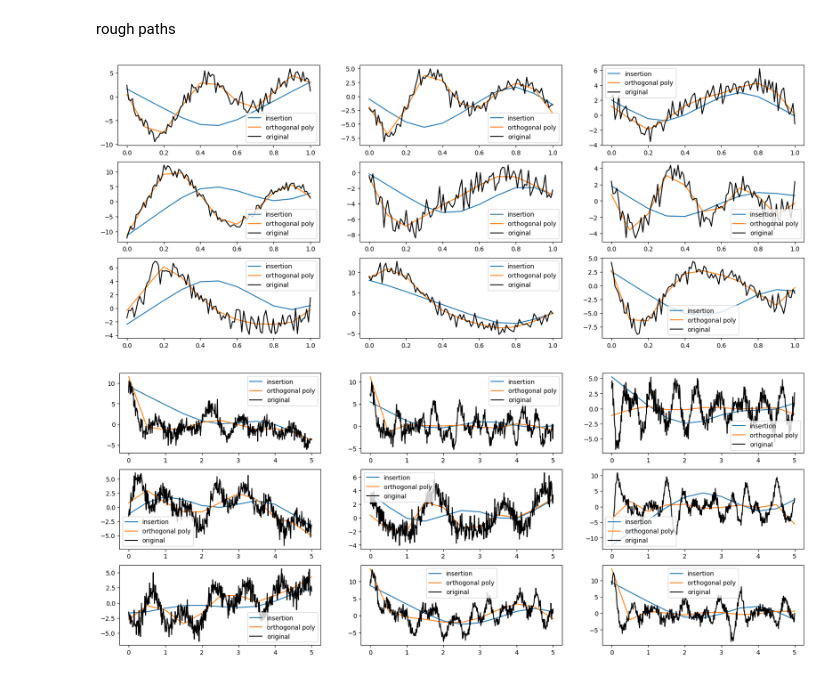
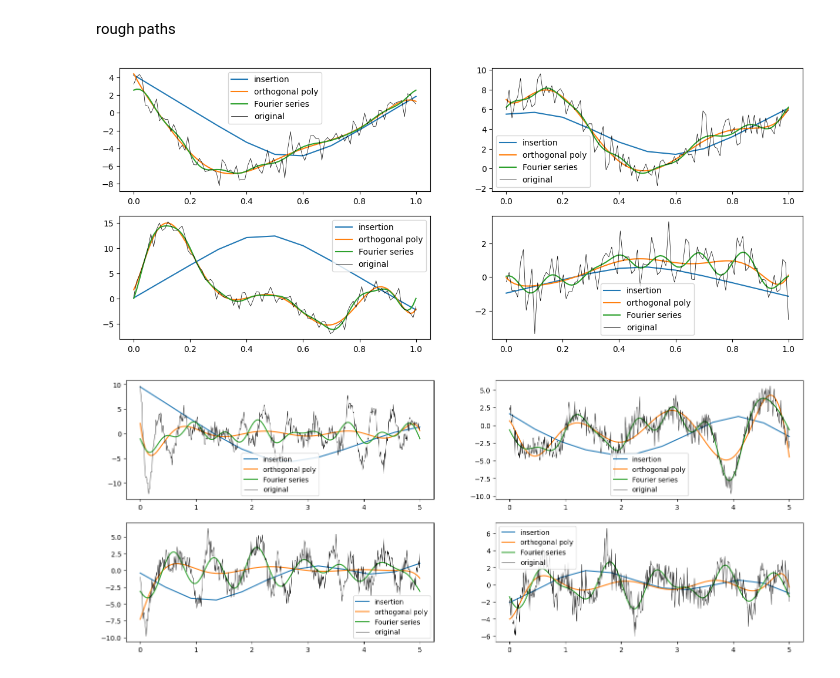
Before and after one commit to Zhuoyue-Huang/M3R-signature-inversion, a Jupyter notebook: siginversion_demo.ipynb, the cells around one changed output. Drawn from its saved outputs; the diff is of its cells as text; code cells hidden in the pictures.

Commit message:
add Fourier case to demo

```diff
--- a/siginversion_demo.ipynb
+++ b/siginversion_demo.ipynb
@@ -192,7 +349,7 @@ t_grid = torch.linspace(0, 1, 10)
 path = torch.stack([torch.cos(np.pi * t_grid), torch.sin(np.pi * t_grid)]).T.unsqueeze(0)
 
 # Compute the signature
-depth = 6
+depth = 9
 signature = signatory.signature(path, depth)
 
 # Reconstruct the path by inverting the signature
@@ -210,6 +369,12 @@ rec1[:, 1] = inv1.path2path(np.array(t_grid), np.array(path)[0, :, 1], depth-2)
 # suitable for multi-dimensional path
 inv2 = Sig2path(pdf_l, t_grid=np.array(t_grid))
 rec2 = inv2.path2path(np.array(t_grid), np.array(path)[0], depth-2, dim=2) + np.array(path)[0, 0, :]
+# %%
+# inversion via Fourier
+P = t_grid[-1] - t_grid[0]
+rec_f = np.zeros((len(t_grid), 2))
+rec_f[:, 0] = fourier2sig(sig(np.array(t_grid), np.array(path)[0, :, 0], depth-2), depth-2, np.array(t_grid), np.array(P), np.array(t_grid[0])) + np.array(path)[0, 0, 0]
+rec_f[:, 1] = fourier2sig(sig(np.array(t_grid), np.array(path)[0, :, 1], depth-2), depth-2, np.array(t_grid), np.array(P), np.array(t_grid[0])) + np.array(path)[0, 0, 1]
 # %%
 plt.plot(path[0, :, 0], path[0, :, 1], color='black', label='original')
 plt.plot(reconstructed_signatory[0, :, 0], reconstructed_signatory[0, :, 1], label='insertion')
@@ -258,7 +424,7 @@ def piecewise_linear_function(x_range, y_values, x):
     return y
 # %%
 sample_num = 10
-max_depth = 11
+max_depth = 8
 t_grid = np.linspace(0, 1, 100)
 
 errors = np.zeros((2, max_depth-2))
@@ -491,8 +657,8 @@ rough paths
 # %%
 depth = 10
 t_grid = np.linspace(0, 1, 100)
-plt.figure(figsize=(20, 8))
-for i in range(9):
+plt.figure(figsize=(15, 6))
+for i in range(4):
     func1 = random_trig_generator(np.random.randint(1, 10000))
     path = func1(t_grid) + np.random.randn(len(t_grid))
     path_torch = np.stack([t_grid, func1(t_grid)], axis=1)
@@ -502,35 +668,44 @@ for i in range(9):
     recon_insertion = signatory.invert_signature(signature, depth, path_torch.shape[2], initial_position=path_torch[:, 0, :])
     # inversion via Legendre polynomials
     inv1 = Sig2path(pdf_l, t_grid=t_grid)
-    rec = inv1.path2path(np.linspace(0, 1, depth+1), path, depth-2) + path[0]
+    rec_o = inv1.path2path(t_grid, path, depth-2) + path[0]
+    # inversion via Fourier series
+    P = t_grid[-1] - t_grid[0]
+    rec_f = fourier2sig(sig(t_grid, path, depth-2), depth-2, t_grid, P, t_grid[0]) + path[0]
     # visualsation
-    plt.subplot(3, 3, i+1)
+    plt.subplot(2, 2, i+1)
     plt.plot(np.linspace(0, 1, depth+1), np.array(recon_insertion.squeeze(0))[:, 1], label='insertion')
-    plt.plot(np.linspace(0, 1, depth+1), rec, label='orthogonal poly')
-    plt.plot(t_grid, path, color='black', label='original')
+    plt.plot(t_grid, rec_o, label='orthogonal poly')
+    plt.plot(t_grid, rec_f, label='Fourier series')
+    plt.plot(t_grid, path, color='black', label='original', linewidth=0.5)
     plt.legend()
 # %% [output]
-[figure, old version]
+[figure, new version]
 # %%
-depth = 10
+depth = 11
 t_grid = np.linspace(0, 5, 500)
-plt.figure(figsize=(20, 8))
-for i in range(9):
+plt.figure(figsize=(18, 7))
+for i in range(4):
     func1 = random_trig_generator(np.random.randint(1, 10000))
     path = func1(t_grid) + np.random.randn(len(t_grid))
+    # path = fbm_generator(1, len(t_grid), hurst=0.9)[0]
     path_torch = np.stack([t_grid, func1(t_grid)], axis=1)
     path_torch = torch.tensor(path_torch).unsqueeze(0)
     # insertion
     signature = signatory.signature(path_torch, depth)
     recon_insertion = signatory.invert_signature(signature, depth, path_torch.shape[2], initial_position=path_torch[:, 0, :])
     # inversion via Legendre polynomials
     inv1 = Sig2path(pdf_l, t_grid=t_grid)
-    rec = inv1.path2path(np.linspace(0, 5, depth+1), path, depth-2) + path[0]
+    rec_o = inv1.path2path(t_grid, path, depth-2) + path[0]
+    # inversion via Fourier series
+    P = t_grid[-1] - t_grid[0]
+    rec_f = fourier2sig(sig(t_grid, path, depth-2), depth-2, t_grid, P, t_grid[0]) + path[0]
     # visualsation
-    plt.subplot(3, 3, i+1)
+    plt.subplot(2, 2, i+1)
     plt.plot(np.linspace(0, 5, depth+1), np.array(recon_insertion.squeeze(0))[:, 1], label='insertion')
-    plt.plot(np.linspace(0, 5, depth+1), rec, label='orthogonal poly')
-    plt.plot(t_grid, path, color='black', label='original')
+    plt.plot(t_grid, rec_o, label='orthogonal poly')
+    plt.plot(t_grid, rec_f, label='Fourier series')
+    plt.plot(t_grid, path, color='black', label='original', linewidth=0.5)
     plt.legend()
 # %% [output]
-[figure, old version]
+[figure, new version]
```
Also changed, not shown: parts of 21 cells of this notebook, 2 other files.
